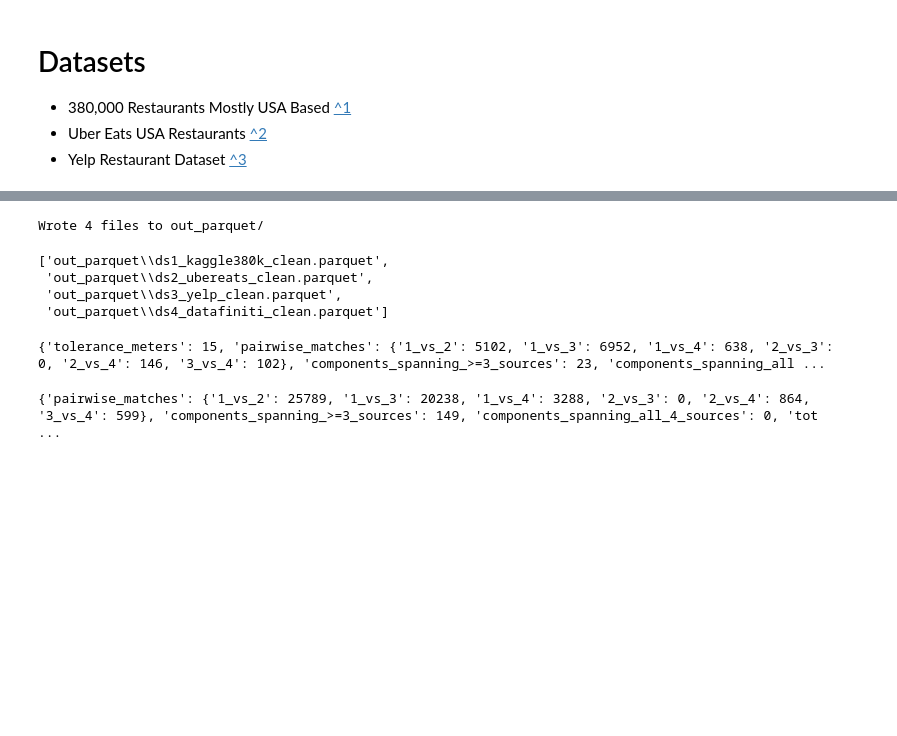
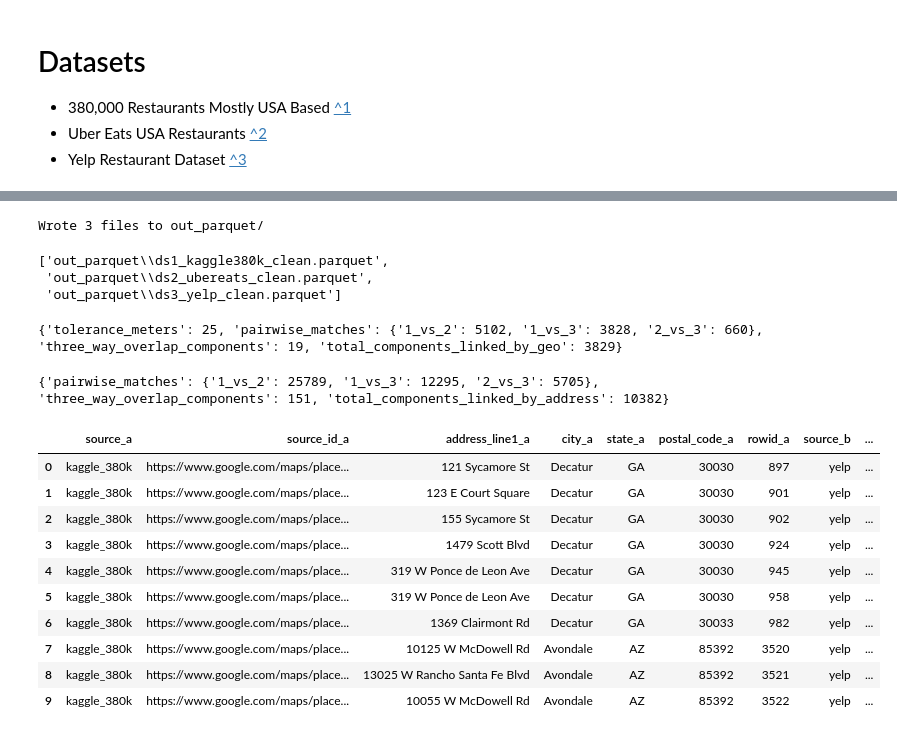
Before and after one commit to gdebus/data-integration-team-project, a Jupyter notebook: USA-Restaurants.ipynb, the cells around one changed output, grey strips where cells are left out. Saved outputs shown, nothing was run; the diff lists cells and outputs as text; code cells hidden in the pictures; blank space fills up the shorter version.

```diff
--- a/USA-Restaurants.ipynb
+++ b/USA-Restaurants.ipynb
@@ -613,15 +501,14 @@ def export_parquet(dfs, names, out_dir="out_parquet"):
     return paths
 
 export_parquet(
-    [df1_380k_clean, df2_uber_eats_clean, df3_yel_clean, df4_datafiniti_clean],
-    ["ds1_kaggle380k_clean", "ds2_ubereats_clean", "ds3_yelp_clean", "ds4_datafiniti_clean"]
+    [df1_380k_clean, df2_uber_eats_clean, df3_yelp_clean],
+    ["ds1_kaggle380k_clean", "ds2_ubereats_clean", "ds3_yelp_clean"]
 )
 # %% [output]
-Wrote 4 files to out_parquet/
+Wrote 3 files to out_parquet/
 ['out_parquet\\ds1_kaggle380k_clean.parquet',
  'out_parquet\\ds2_ubereats_clean.parquet',
- 'out_parquet\\ds3_yelp_clean.parquet',
- 'out_parquet\\ds4_datafiniti_clean.parquet']
+ 'out_parquet\\ds3_yelp_clean.parquet']
 # %%
 import math
 import pandas as pd
@@ -773,12 +652,12 @@ def geo_overlap_summary_4(df1: pd.DataFrame, df2: pd.DataFrame, df3: pd.DataFram
     return summary, matches
 # %%
-summary4, matches4 = geo_overlap_summary_4(
-    df1_380k_clean, df2_uber_eats_clean, df3_yel_clean, df4_datafiniti_clean,
-    tol_meters=15
+summary_geo, matches_geo = geo_overlap_summary_3(
+    df1_380k_clean, df2_uber_eats_clean, df3_yelp_clean,
+    tol_meters=25  # adjust if needed (e.g., 25, 100, 200)
 )
-print(summary4)
+print(summary_geo)
 # %% [output]
-{'tolerance_meters': 15, 'pairwise_matches': {'1_vs_2': 5102, '1_vs_3': 6952, '1_vs_4': 638, '2_vs_3': 0, '2_vs_4': 146, '3_vs_4': 102}, 'components_spanning_>=3_sources': 23, 'components_spanning_all ...
+{'tolerance_meters': 25, 'pairwise_matches': {'1_vs_2': 5102, '1_vs_3': 3828, '2_vs_3': 660}, 'three_way_overlap_components': 19, 'total_components_linked_by_geo': 3829}
 # %%
 import re
 import pandas as pd
@@ -1014,8 +869,24 @@ def address_overlap_summary_4(df1: pd.DataFrame, df2: pd.DataFrame, df3: pd.Data
     return summary, matches
 # %%
-summary_addr4, matches_addr4 = address_overlap_summary_4(
-    df1_380k_clean, df2_uber_eats_clean, df3_yel_clean, df4_datafiniti_clean
+summary_addr, matches_addr = address_overlap_summary_3(
+    df1_380k_clean, df2_uber_eats_clean, df3_yelp_clean
 )
-print(summary_addr4)
+print(summary_addr)
+
+# Inspect some 1↔3 address matches
+m13 = matches_addr["1_vs_3"]
+if not m13.empty:
+    display(m13.head(10))
 # %% [output]
-{'pairwise_matches': {'1_vs_2': 25789, '1_vs_3': 20238, '1_vs_4': 3288, '2_vs_3': 0, '2_vs_4': 864, '3_vs_4': 599}, 'components_spanning_>=3_sources': 149, 'components_spanning_all_4_sources': 0, 'tot ...
+{'pairwise_matches': {'1_vs_2': 25789, '1_vs_3': 12295, '2_vs_3': 5705}, 'three_way_overlap_components': 151, 'total_components_linked_by_address': 10382}
+|  | source_a | source_id_a | address_line1_a | city_a | state_a | postal_code_a | rowid_a | source_b | ... |
+| 0 | kaggle_380k | https://www.google.com/maps/place... | 121 Sycamore St | Decatur | GA | 30030 | 897 | yelp | ... |
+| 1 | kaggle_380k | https://www.google.com/maps/place... | 123 E Court Square | Decatur | GA | 30030 | 901 | yelp | ... |
+| 2 | kaggle_380k | https://www.google.com/maps/place... | 155 Sycamore St | Decatur | GA | 30030 | 902 | yelp | ... |
+| 3 | kaggle_380k | https://www.google.com/maps/place... | 1479 Scott Blvd | Decatur | GA | 30030 | 924 | yelp | ... |
+| 4 | kaggle_380k | https://www.google.com/maps/place... | 319 W Ponce de Leon Ave | Decatur | GA | 30030 | 945 | yelp | ... |
+| 5 | kaggle_380k | https://www.google.com/maps/place... | 319 W Ponce de Leon Ave | Decatur | GA | 30030 | 958 | yelp | ... |
+| 6 | kaggle_380k | https://www.google.com/maps/place... | 1369 Clairmont Rd | Decatur | GA | 30033 | 982 | yelp | ... |
+| 7 | kaggle_380k | https://www.google.com/maps/place... | 10125 W McDowell Rd | Avondale | AZ | 85392 | 3520 | yelp | ... |
+| 8 | kaggle_380k | https://www.google.com/maps/place... | 13025 W Rancho Santa Fe Blvd | Avondale | AZ | 85392 | 3521 | yelp | ... |
+| 9 | kaggle_380k | https://www.google.com/maps/place... | 10055 W McDowell Rd | Avondale | AZ | 85392 | 3522 | yelp | ... |
```
Also changed, not shown: parts of 6 cells of this notebook.
